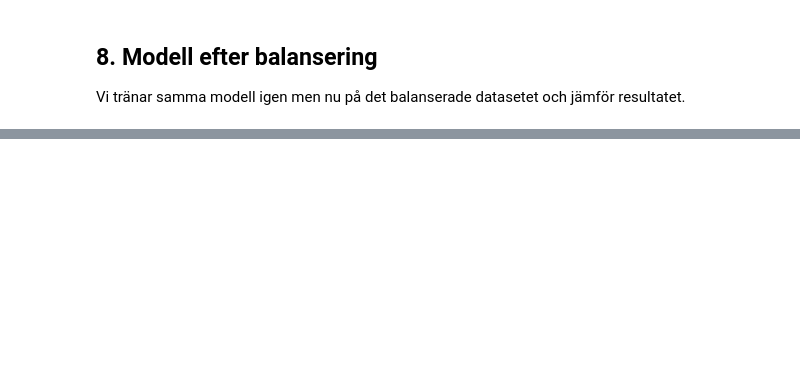
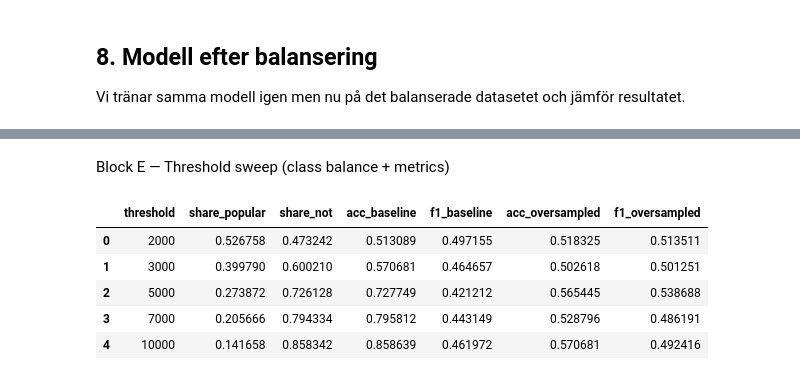
Before and after one commit to Rupana84/spotify_examuppgifter_numpy, a Jupyter notebook: spotify_examuppgift_numpy.ipynb, the cells around one changed output, grey strips where cells are left out. Cells and saved outputs as stored; diff of their text form; code cells hidden in the pictures; blank space fills up the shorter version.

```diff
--- a/spotify_examuppgift_numpy.ipynb
+++ b/spotify_examuppgift_numpy.ipynb
@@ -115,0 +246,30 @@ print(classification_report(y_test, y_pred))
+# %% [markdown]
+Block E — Threshold sweep (class balance + metrics)
+# %%
+thresholds = [2000, 3000, 5000, 7000, 10000]
+rows = []
+
+for thr in thresholds:
+    y_thr = label_by_threshold(thr)
+    # record whole-dataset class share
+    whole_share = pd.Series(y_thr).value_counts(normalize=True).to_dict()
+    # eval baseline and oversampled
+    acc_b, f1_b, _, _, _ = run_once(X, y_thr, oversample=False)
+    acc_o, f1_o, _, _, _ = run_once(X, y_thr, oversample=True)
+    rows.append({
+        "threshold": thr,
+        "share_popular": whole_share.get("populär", 0.0),
+        "share_not": whole_share.get("inte populär", 0.0),
+        "acc_baseline": acc_b, "f1_baseline": f1_b,
+        "acc_oversampled": acc_o, "f1_oversampled": f1_o
+    })
+
+sweep = pd.DataFrame(rows)
+sweep
+# %% [output]
+|  | threshold | share_popular | share_not | acc_baseline | f1_baseline | acc_oversampled | f1_oversampled |
+| 0 | 2000 | 0.526758 | 0.473242 | 0.513089 | 0.497155 | 0.518325 | 0.513511 |
+| 1 | 3000 | 0.399790 | 0.600210 | 0.570681 | 0.464657 | 0.502618 | 0.501251 |
+| 2 | 5000 | 0.273872 | 0.726128 | 0.727749 | 0.421212 | 0.565445 | 0.538688 |
+| 3 | 7000 | 0.205666 | 0.794334 | 0.795812 | 0.443149 | 0.528796 | 0.486191 |
+| 4 | 10000 | 0.141658 | 0.858342 | 0.858639 | 0.461972 | 0.570681 | 0.492416 |
```
Also changed, not shown: parts of 21 cells of this notebook, 1 other file.
